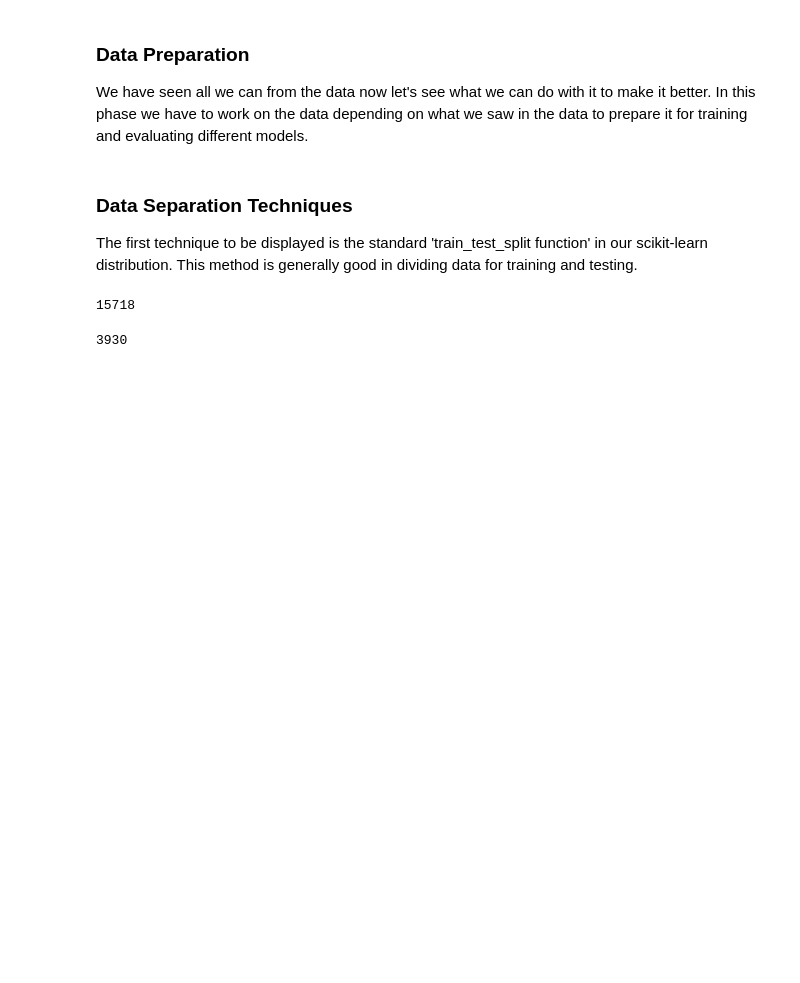
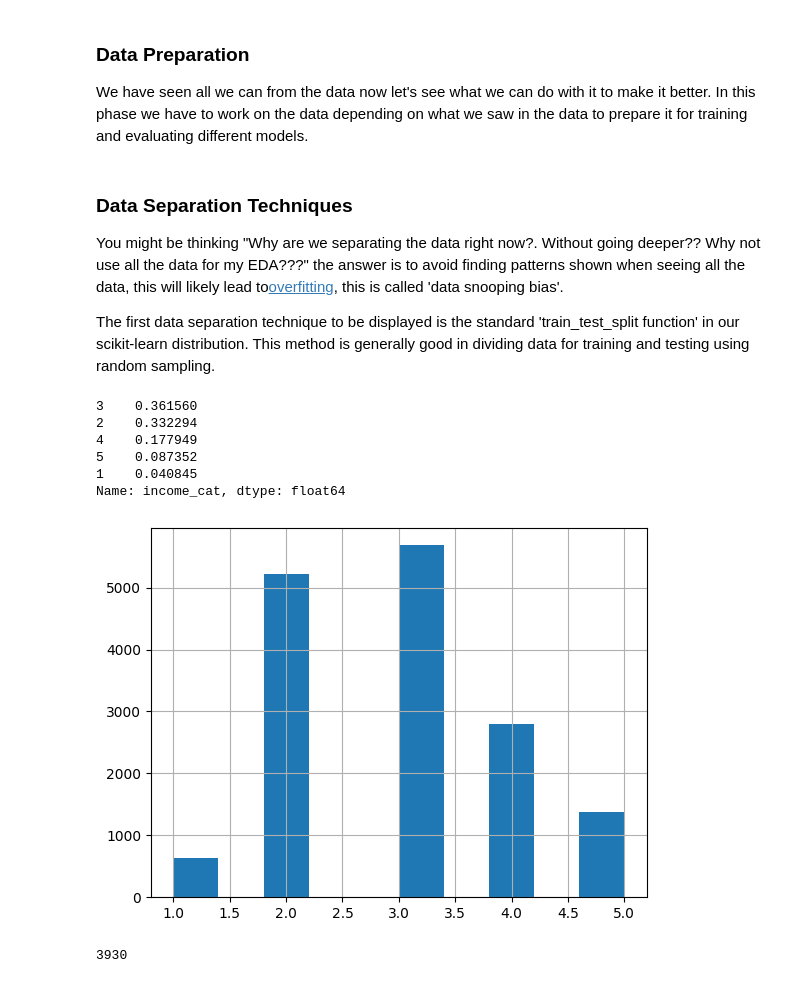
Before and after one commit to rod08018/Hands-on-ML, a Jupyter notebook: Traditional ML/Basic_regression.ipynb, the cells around one changed output. Saved outputs shown, nothing was run; the diff lists cells and outputs as text; code cells hidden in the pictures; blank space fills up the shorter version.

Commit message:
Added better explanation on Stratified vs Standard(Random) splitting of data

```diff
--- a/Traditional ML/Basic_regression.ipynb
+++ b/Traditional ML/Basic_regression.ipynb
@@ -110,12 +110,23 @@ housing_data = housing_data[housing_data['median_house_value']<500000].reset_ind
 We have seen all we can from the data now let's see what we can do with it to make it better. In this phase we have to work on the data depending on what we saw in the data to prepare it for training and evaluating different models.
 # %% [markdown]
 ### Data Separation Techniques
-The first technique to be displayed is the standard 'train_test_split function' in our scikit-learn distribution. This method is generally good in dividing data for training and testing.
+You might be thinking "Why are we separating the data right now?. Without going deeper?? Why not use all the data for my EDA???" the answer is to avoid finding patterns shown when seeing all the data, this will likely lead to<a href=https://www.geeksforgeeks.org/underfitting-and-overfitting-in-machine-learning/>overfitting</a>, this is called 'data snooping bias'.
+
+ The first data separation technique to be displayed is the standard 'train_test_split function' in our scikit-learn distribution. This method is generally good in dividing data for training and testing using random sampling.
-# %%
-train_set, test_set = train_test_split(housing_data, test_size=0.2, random_state=1989)
-len(train_set)
-# %% [output]
-15718
+# %%
+train_set, test_set = train_test_split(housing_data, test_size=0.2, random_state=1989)
+train_set['income_cat'] = pd.cut(train_set['median_income'],bins=[0,1.5,3.,4.5,6., np.inf],labels=[1,2,3,4,5])
+train_set['income_cat'].hist()
+standard_random_splitting = train_set['income_cat'].value_counts()/ len(train_set)
+standard_random_splitting
+# %% [output]
+3    0.361560
+2    0.332294
+4    0.177949
+5    0.087352
+1    0.040845
+Name: income_cat, dtype: float64
+[figure, added]
 # %%
 len(test_set)
 # %% [output]
```
Also changed, not shown: parts of 10 cells of this notebook.
